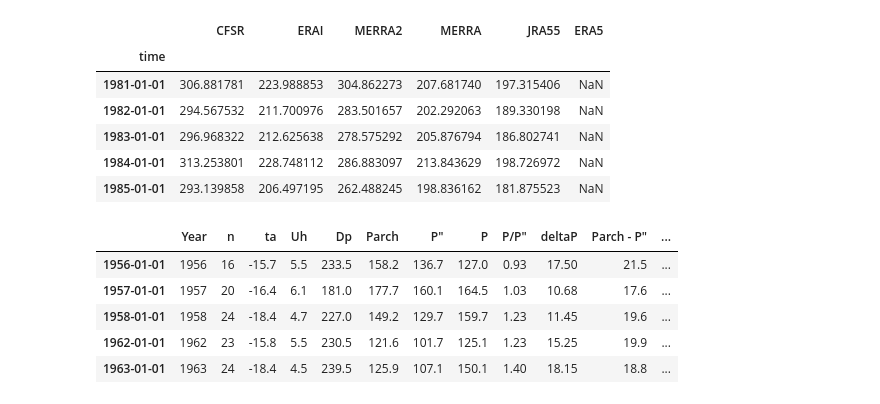
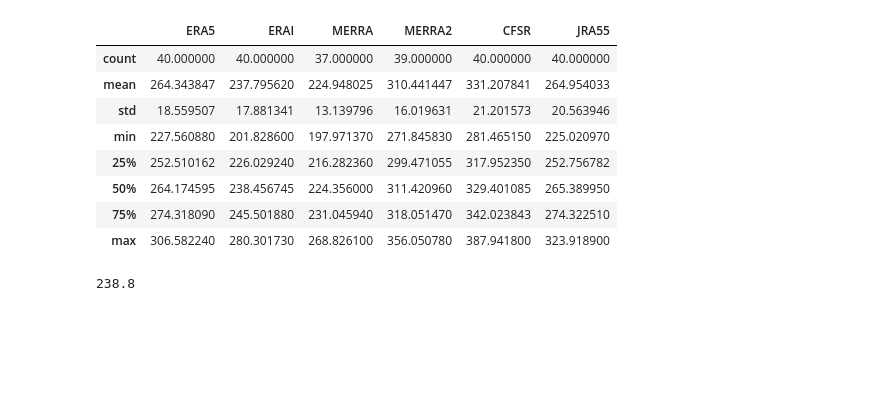
Before and after one commit to andypbarrett/SnowOnSeaIce, a Jupyter notebook: notebooks/plot_annual_precip_with_obs.ipynb, the cells around one changed output. Cells and saved outputs as stored; diff of their text form; code cells hidden in the pictures; blank space fills up the shorter version.

```diff
--- a/notebooks/plot_annual_precip_with_obs.ipynb
+++ b/notebooks/plot_annual_precip_with_obs.ipynb
@@ -13,2 +14,20 @@ yang_path = os.path.join(r'C:\Users\apbarret\Documents\data\Arctic_precip', r'NP
+# %%
+def load_reanalysis():
+
+    filepath = {
+        'ERA5': '/projects/arctic_scientist_data/Reanalysis/ERA5/daily/TOTPREC/era5.single_level.PRECIP_STATS.annual.Nh50km.npsnow_region.csv',
+        'ERAI': '/disks/arctic5_raid/abarrett/ERA_Interim/daily/PRECTOT/era_interim.PRECIP_STATS.annual.Nh50km.npsnow_region.csv',
+        'MERRA': '/disks/arctic5_raid/abarrett/MERRA/daily/PRECTOT/MERRA.prod.PRECIP_STATS.assim.tavg1_2d_flx_Nx.annual.Nh50km.npsnow_region.csv',
+        'MERRA2': '/disks/arctic5_raid/abarrett/MERRA2/daily/PRECTOT/MERRA2.tavg1_2d_flx_Nx.PRECIP_STATS.annual.Nh50km.npsnow_region.csv',
+        'CFSR': '/disks/arctic5_raid/abarrett/CFSR/TOTPREC/CFSR.flxf06.gdas.PRECIP_STATS.annual.EASE_NH50km.npsnow_region.csv',
+        'JRA55': '/projects/arctic_scientist_data/Reanalysis/JRA55/daily/TOTPREC/JRA55.fcst_phy2m.PRECIP_STATS.annual.Nh50km.npsnow_region.csv',
+    }
+
+    def load_one(fp):
+        return pd.read_csv(fp, index_col=0, header=0, parse_dates=True)['prectot']
+
+    df = pd.concat([load_one(fp) for fp in filepath.values()], axis=1, keys=filepath.keys())
+
+    return df
 # %%
 def read_yang(filepath):
@@ -28,26 +44,22 @@ def read_reanalysis(filepath):
-# %%
-reanalysis = read_reanalysis(reanalysis_path)
-reanalysis.head()
-# %% [output]
-|  | CFSR | ERAI | MERRA2 | MERRA | JRA55 | ERA5 |
-| time |  |  |  |  |  |  |
-| 1981-01-01 | 306.881781 | 223.988853 | 304.862273 | 207.681740 | 197.315406 | NaN |
-| 1982-01-01 | 294.567532 | 211.700976 | 283.501657 | 202.292063 | 189.330198 | NaN |
-| 1983-01-01 | 296.968322 | 212.625638 | 278.575292 | 205.876794 | 186.802741 | NaN |
-| 1984-01-01 | 313.253801 | 228.748112 | 286.883097 | 213.843629 | 198.726972 | NaN |
-| 1985-01-01 | 293.139858 | 206.497195 | 262.488245 | 198.836162 | 181.875523 | NaN |
 # %%
 def read_bogdanova(filepath):
     df = pd.read_excel(filepath, sheet_name='Sheet1', header=0)
     df.index = [dt.datetime(y,1,1) for y in df.Year]
     return df
+# %%
+reanalysis = load_reanalysis()
+reanalysis.describe()
+# %% [output]
+|  | ERA5 | ERAI | MERRA | MERRA2 | CFSR | JRA55 |
+| count | 40.000000 | 40.000000 | 37.000000 | 39.000000 | 40.000000 | 40.000000 |
+| mean | 264.343847 | 237.795620 | 224.948025 | 310.441447 | 331.207841 | 264.954033 |
+| std | 18.559507 | 17.881341 | 13.139796 | 16.019631 | 21.201573 | 20.563946 |
+| min | 227.560880 | 201.828600 | 197.971370 | 271.845830 | 281.465150 | 225.020970 |
+| 25% | 252.510162 | 226.029240 | 216.282360 | 299.471055 | 317.952350 | 252.756782 |
+| 50% | 264.174595 | 238.456745 | 224.356000 | 311.420960 | 329.401085 | 265.389950 |
+| 75% | 274.318090 | 245.501880 | 231.045940 | 318.051470 | 342.023843 | 274.322510 |
+| max | 306.582240 | 280.301730 | 268.826100 | 356.050780 | 387.941800 | 323.918900 |
 # %%
 bogd_annual = read_bogdanova(bogd_path)
-bogd_annual.head()
 # %% [output]
-|  | Year | n | ta | Uh | Dp | Parch | P" | P | P/P" | deltaP | Parch - P" | ... |
-| 1956-01-01 | 1956 | 16 | -15.7 | 5.5 | 233.5 | 158.2 | 136.7 | 127.0 | 0.93 | 17.50 | 21.5 | ... |
-| 1957-01-01 | 1957 | 20 | -16.4 | 6.1 | 181.0 | 177.7 | 160.1 | 164.5 | 1.03 | 10.68 | 17.6 | ... |
-| 1958-01-01 | 1958 | 24 | -18.4 | 4.7 | 227.0 | 149.2 | 129.7 | 159.7 | 1.23 | 11.45 | 19.6 | ... |
-| 1962-01-01 | 1962 | 23 | -15.8 | 5.5 | 230.5 | 121.6 | 101.7 | 125.1 | 1.23 | 15.25 | 19.9 | ... |
-| 1963-01-01 | 1963 | 24 | -18.4 | 4.5 | 239.5 | 125.9 | 107.1 | 150.1 | 1.40 | 18.15 | 18.8 | ... |
+238.8
```
Also changed, not shown: parts of 13 cells of this notebook, 7 other files.
